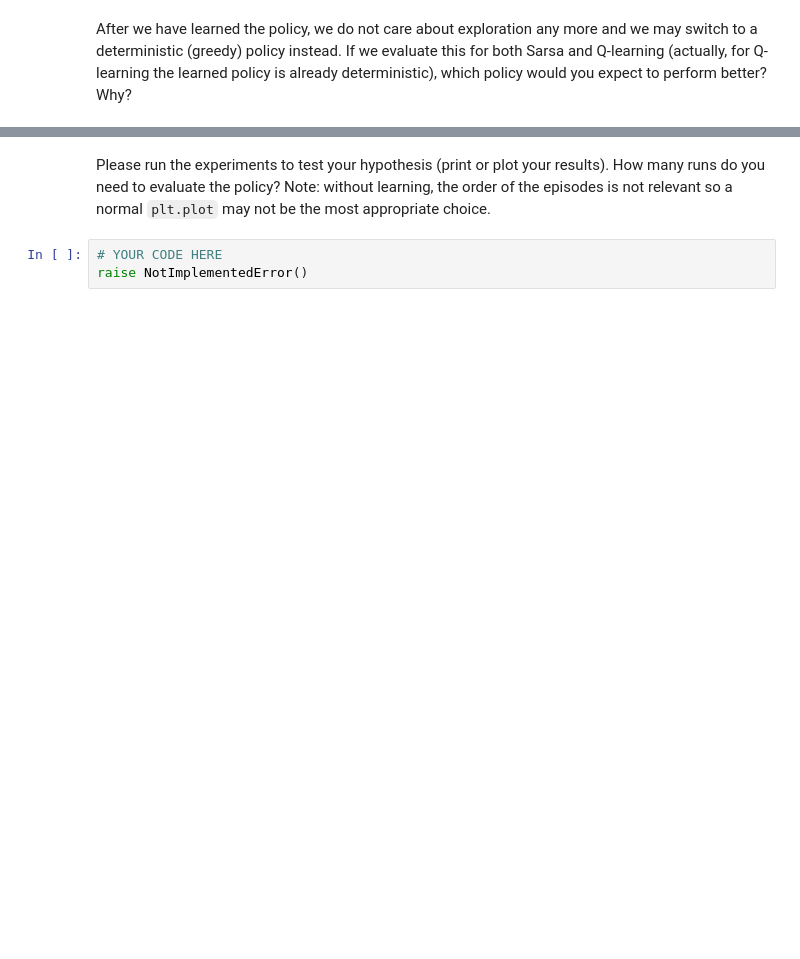
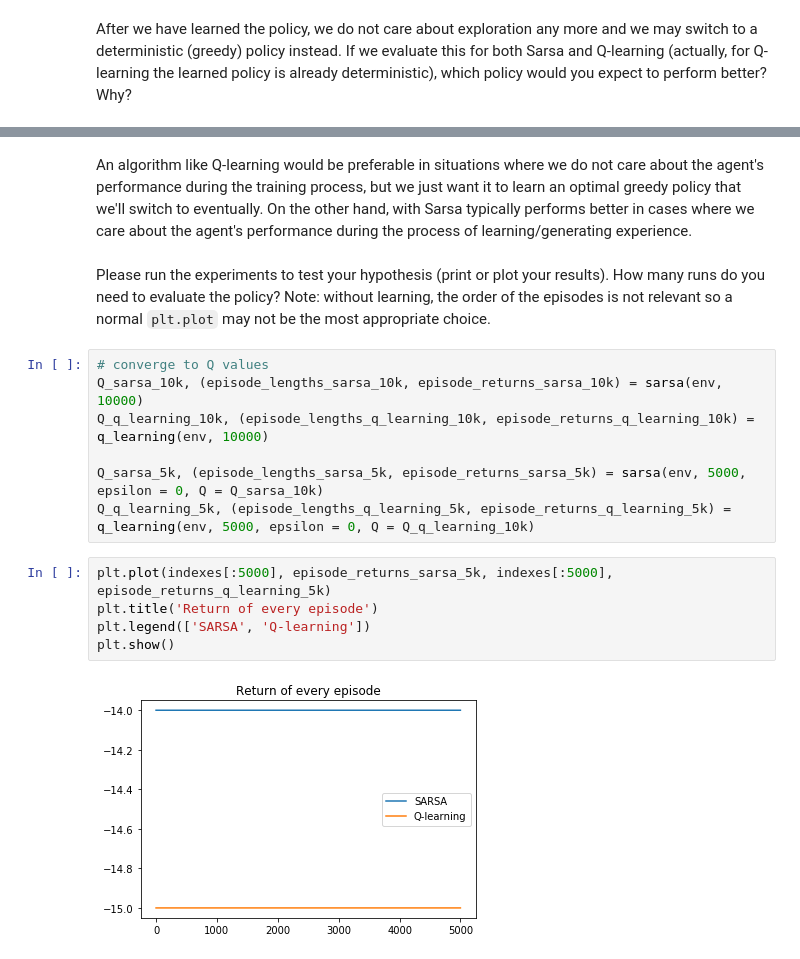
Before and after one commit to kondilidisn/RL, a Jupyter notebook: lab1.ipynb, the cells around one changed output, grey strips where cells are left out. Drawn from its saved outputs; the diff is of its cells as text; blank space fills up the shorter version.

```diff
--- a/lab1.ipynb
+++ b/lab1.ipynb
@@ -921,5 +943,18 @@ YOUR ANSWER HERE
+# %% [markdown]
+An algorithm like Q-learning would be preferable in situations where we do not care about the agent's performance during the training process, but we just want it to learn an optimal greedy policy that we'll switch to eventually. On the other hand, with Sarsa typically performs better in cases where we care about the agent's performance during the process of learning/generating experience.
 # %% [markdown]
 Please run the experiments to test your hypothesis (print or plot your results). How many runs do you need to evaluate the policy? Note: without learning, the order of the episodes is not relevant so a normal `plt.plot` may not be the most appropriate choice.
-# %%
-# YOUR CODE HERE
-raise NotImplementedError()
+# %%
+# converge to Q values
+Q_sarsa_10k, (episode_lengths_sarsa_10k, episode_returns_sarsa_10k) = sarsa(env, 10000)
+Q_q_learning_10k, (episode_lengths_q_learning_10k, episode_returns_q_learning_10k) = q_learning(env, 10000)
+
+Q_sarsa_5k, (episode_lengths_sarsa_5k, episode_returns_sarsa_5k) = sarsa(env, 5000, epsilon = 0, Q = Q_sarsa_10k)
+Q_q_learning_5k, (episode_lengths_q_learning_5k, episode_returns_q_learning_5k) = q_learning(env, 5000, epsilon = 0, Q = Q_q_learning_10k)
+# %%
+plt.plot(indexes[:5000], episode_returns_sarsa_5k, indexes[:5000], episode_returns_q_learning_5k)
+plt.title('Return of every episode')
+plt.legend(['SARSA', 'Q-learning'])
+plt.show()
+# %% [output]
+[figure, added]
```
Also changed, not shown: parts of 17 cells of this notebook.
